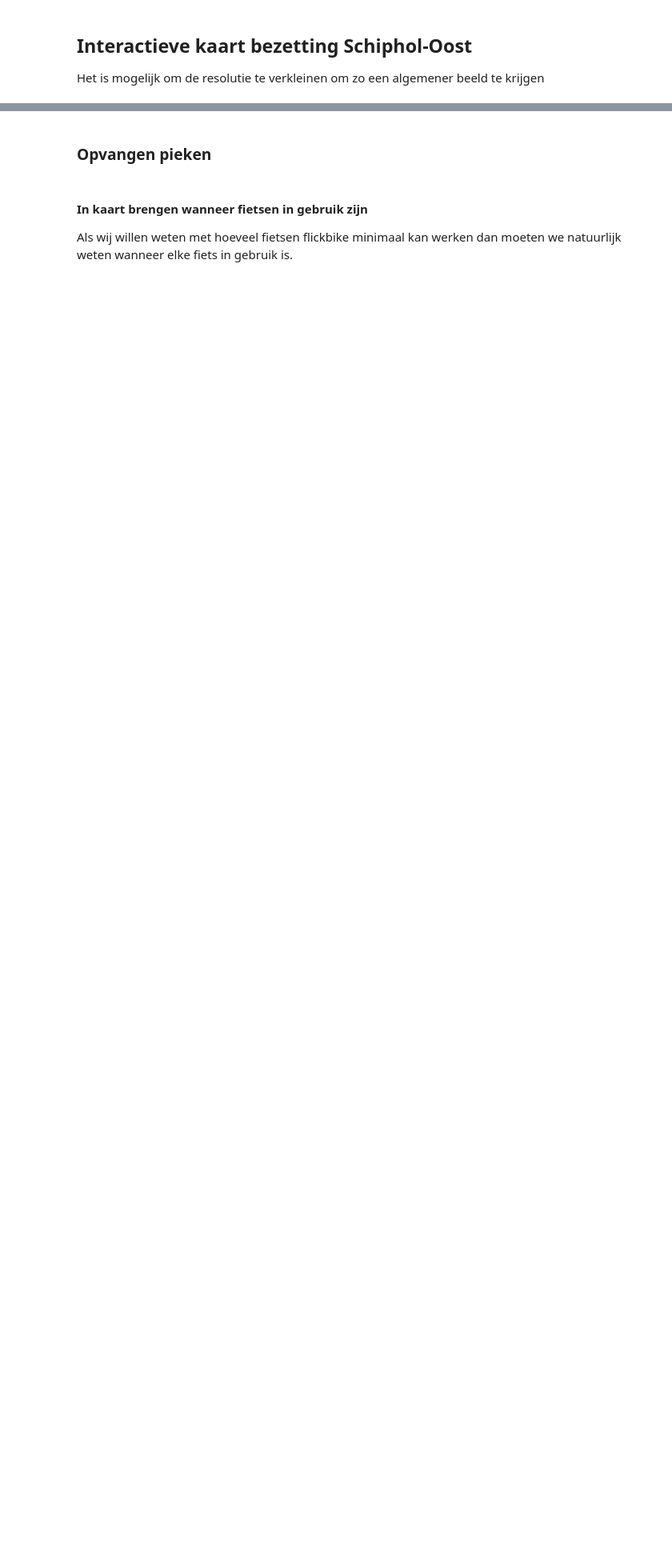
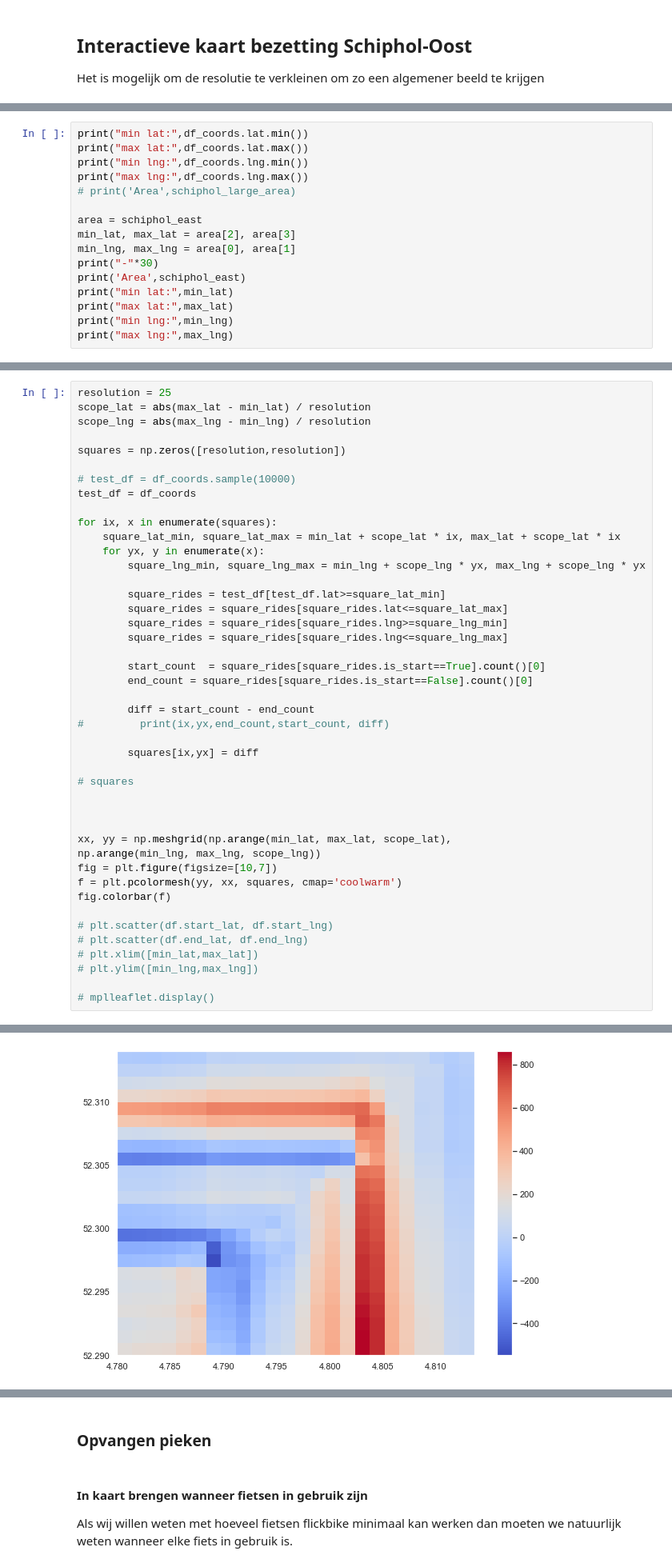
Before and after one commit to LucasVanWijk/Distributed-Processing-1, a Jupyter notebook: assignment_1/extended_analysis.ipynb, the cells around one changed output, grey strips where cells are left out. Shown at 80% size. Saved outputs shown, nothing was run; the diff lists cells and outputs as text; blank space fills up the shorter version.

Commit message:
Added distribution chart

```diff
--- a/assignment_1/extended_analysis.ipynb
+++ b/assignment_1/extended_analysis.ipynb
@@ -479,0 +501,16 @@ mplleaflet.display(fig=fig)
+# %%
+print("min lat:",df_coords.lat.min())
+print("max lat:",df_coords.lat.max())
+print("min lng:",df_coords.lng.min())
+print("max lng:",df_coords.lng.max())
+# print('Area',schiphol_large_area)
+
+area = schiphol_east
+min_lat, max_lat = area[2], area[3]
+min_lng, max_lng = area[0], area[1]
+print("-"*30)
+print('Area',schiphol_east)
+print("min lat:",min_lat)
+print("max lat:",max_lat)
+print("min lng:",min_lng)
+print("max lng:",max_lng)
@@ -479,0 +528,45 @@ mplleaflet.display(fig=fig)
+# %%
+resolution = 25
+scope_lat = abs(max_lat - min_lat) / resolution
+scope_lng = abs(max_lng - min_lng) / resolution
+
+squares = np.zeros([resolution,resolution])
+
+# test_df = df_coords.sample(10000)
+test_df = df_coords
+
+for ix, x in enumerate(squares):
+    square_lat_min, square_lat_max = min_lat + scope_lat * ix, max_lat + scope_lat * ix
+    for yx, y in enumerate(x):
+        square_lng_min, square_lng_max = min_lng + scope_lng * yx, max_lng + scope_lng * yx
+
+        square_rides = test_df[test_df.lat>=square_lat_min]
+        square_rides = square_rides[square_rides.lat<=square_lat_max]
+        square_rides = square_rides[square_rides.lng>=square_lng_min]
+        square_rides = square_rides[square_rides.lng<=square_lng_max]
+
+        start_count  = square_rides[square_rides.is_start==True].count()[0]
+        end_count = square_rides[square_rides.is_start==False].count()[0]
+
+        diff = start_count - end_count
+#         print(ix,yx,end_count,start_count, diff)
+
+        squares[ix,yx] = diff
+
+# squares
+
+
+
+xx, yy = np.meshgrid(np.arange(min_lat, max_lat, scope_lat),
+np.arange(min_lng, max_lng, scope_lng))
+fig = plt.figure(figsize=[10,7])
+f = plt.pcolormesh(yy, xx, squares, cmap='coolwarm')
+fig.colorbar(f)
+
+# plt.scatter(df.start_lat, df.start_lng)
+# plt.scatter(df.end_lat, df.end_lng)
+# plt.xlim([min_lat,max_lat])
+# plt.ylim([min_lng,max_lng])
+
+# mplleaflet.display()
+# %% [output]
@@ -479,0 +574 @@ mplleaflet.display(fig=fig)
+[figure, added]
```
Also changed, not shown: parts of 13 cells of this notebook.
